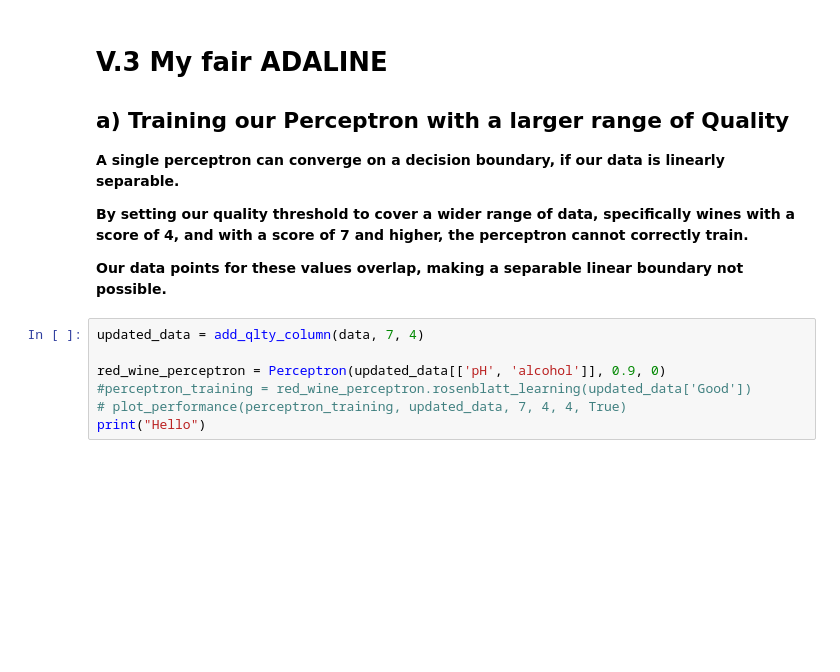
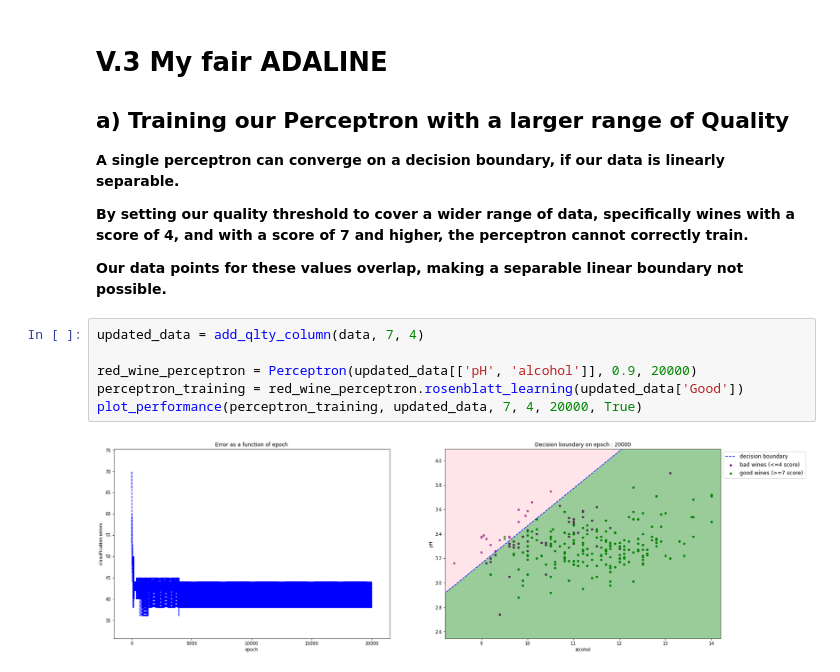
Before and after one commit to Zeroays/ft_sommelier, a Jupyter notebook: ft_sommelier.ipynb, the cells around one changed output. Cells and saved outputs as stored; diff of their text form; blank space fills up the shorter version.

```diff
--- a/ft_sommelier.ipynb
+++ b/ft_sommelier.ipynb
@@ -363,7 +406,8 @@ plot_performance(perceptron_training, normalized_data, 8, 3, 15000, True)
 # %%
 updated_data = add_qlty_column(data, 7, 4)
 
-red_wine_perceptron = Perceptron(updated_data[['pH', 'alcohol']], 0.9, 0)
-#perceptron_training = red_wine_perceptron.rosenblatt_learning(updated_data['Good'])
-# plot_performance(perceptron_training, updated_data, 7, 4, 4, True)
-print("Hello")
+red_wine_perceptron = Perceptron(updated_data[['pH', 'alcohol']], 0.9, 20000)
+perceptron_training = red_wine_perceptron.rosenblatt_learning(updated_data['Good'])
+plot_performance(perceptron_training, updated_data, 7, 4, 20000, True)
+# %% [output]
+[figure, added]
```
Also changed, not shown: parts of 8 cells of this notebook, 3 other files.
